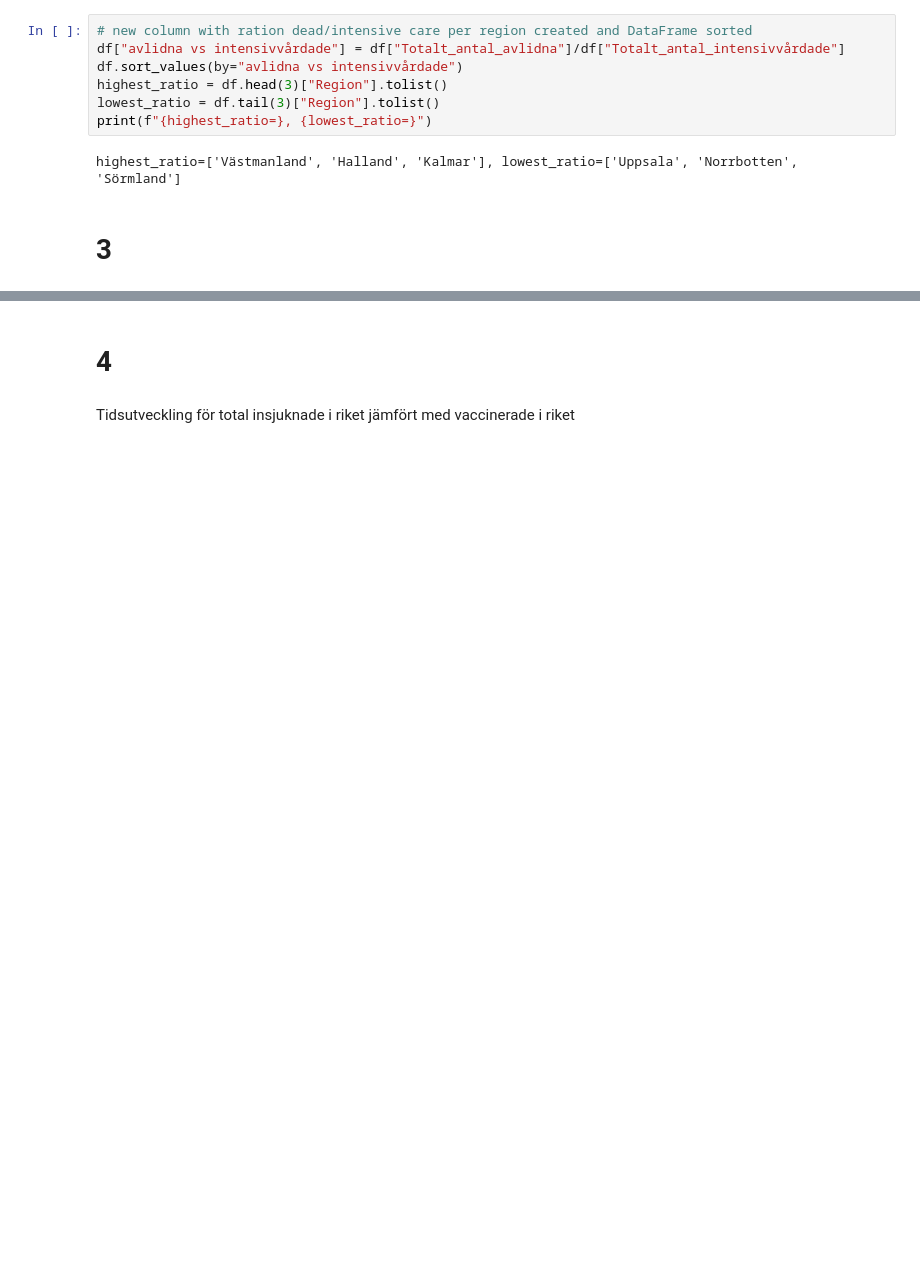
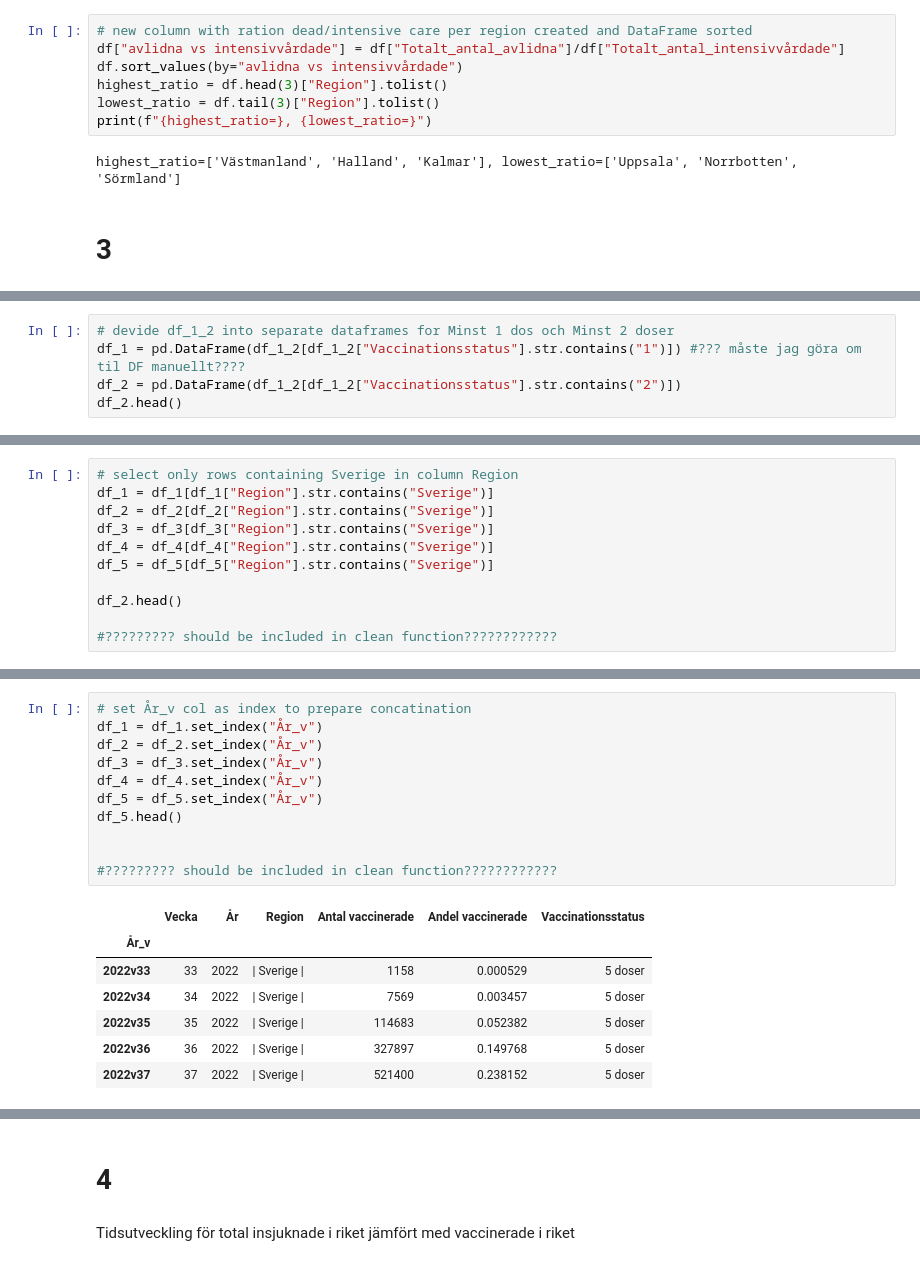
Before and after one commit to DorotaBjoorn/Databehandling-Dorota-Bjoorn, a Jupyter notebook: Lab/Lab_uppg03.ipynb, the cells around one changed output, grey strips where cells are left out. Drawn from its saved outputs; the diff is of its cells as text; blank space fills up the shorter version.

```diff
--- a/Lab/Lab_uppg03.ipynb
+++ b/Lab/Lab_uppg03.ipynb
@@ -95,0 +122,5 @@ Vaccinationsutvekling över tid i riket totalt samt uppdelat på dos
+# %%
+# devide df_1_2 into separate dataframes for Minst 1 dos och Minst 2 doser
+df_1 = pd.DataFrame(df_1_2[df_1_2["Vaccinationsstatus"].str.contains("1")]) #??? måste jag göra om til DF manuellt????
+df_2 = pd.DataFrame(df_1_2[df_1_2["Vaccinationsstatus"].str.contains("2")])
+df_2.head()
@@ -95,0 +141,11 @@ Vaccinationsutvekling över tid i riket totalt samt uppdelat på dos
+# %%
+# select only rows containing Sverige in column Region
+df_1 = df_1[df_1["Region"].str.contains("Sverige")]
+df_2 = df_2[df_2["Region"].str.contains("Sverige")]
+df_3 = df_3[df_3["Region"].str.contains("Sverige")]
+df_4 = df_4[df_4["Region"].str.contains("Sverige")]
+df_5 = df_5[df_5["Region"].str.contains("Sverige")]
+
+df_2.head()
+
+#????????? should be included in clean function????????????
@@ -95,0 +176,19 @@ Vaccinationsutvekling över tid i riket totalt samt uppdelat på dos
+# %%
+# set År_v col as index to prepare concatination
+df_1 = df_1.set_index("År_v")
+df_2 = df_2.set_index("År_v")
+df_3 = df_3.set_index("År_v")
+df_4 = df_4.set_index("År_v")
+df_5 = df_5.set_index("År_v")
+df_5.head()
+
+
+#????????? should be included in clean function????????????
+# %% [output]
+|  | Vecka | År | Region | Antal vaccinerade | Andel vaccinerade | Vaccinationsstatus |
+| År_v |  |  |  |  |  |  |
+| 2022v33 | 33 | 2022 | | Sverige | | 1158 | 0.000529 | 5 doser |
+| 2022v34 | 34 | 2022 | | Sverige | | 7569 | 0.003457 | 5 doser |
+| 2022v35 | 35 | 2022 | | Sverige | | 114683 | 0.052382 | 5 doser |
+| 2022v36 | 36 | 2022 | | Sverige | | 327897 | 0.149768 | 5 doser |
+| 2022v37 | 37 | 2022 | | Sverige | | 521400 | 0.238152 | 5 doser |
```
Also changed, not shown: parts of 11 cells of this notebook, 1 other file.
